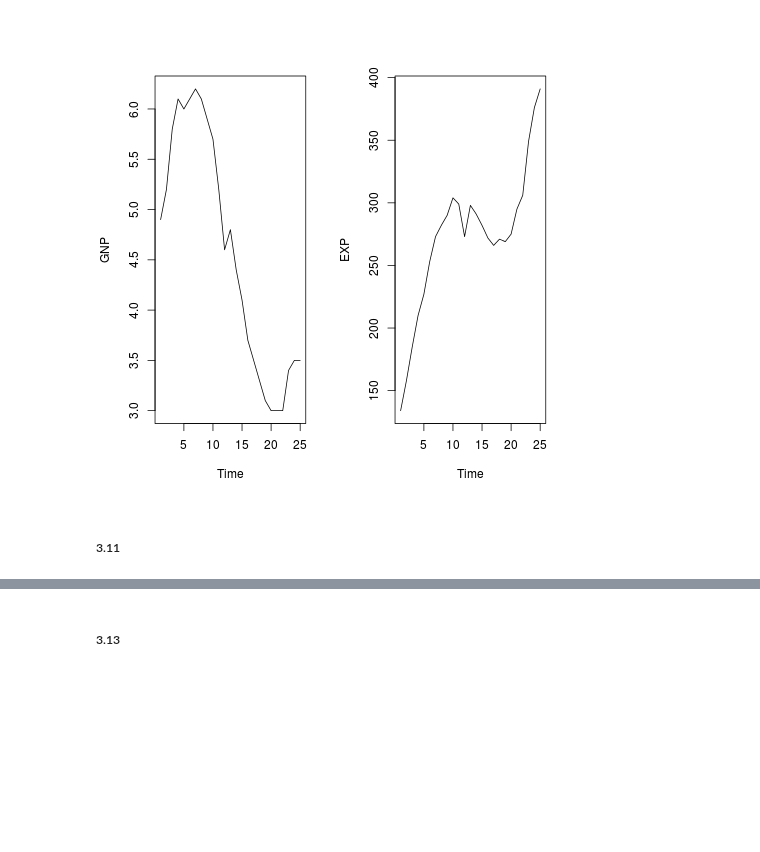
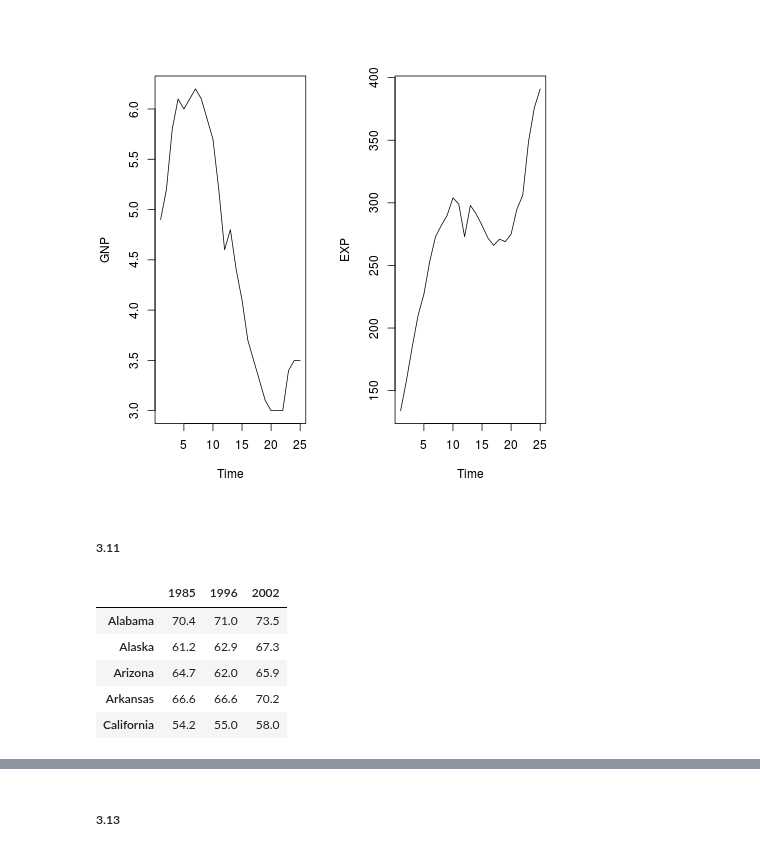
Before and after one commit to Chuphay/school, a Jupyter notebook: stat1/stat_2.ipynb, the cells around one changed output, grey strips where cells are left out. Drawn from its saved outputs; the diff is of its cells as text; code cells hidden in the pictures; blank space fills up the shorter version.

```diff
--- a/stat1/stat_2.ipynb
+++ b/stat1/stat_2.ipynb
@@ -119,3 +119,48 @@ plot.ts(defense['EXP'])
 [figure]
 # %% [markdown]
 ##### 3.11
+# %%
+s = """Alabama 70.4 71.0 73.5 Montana 66.5 68.6 69.3
+Alaska 61.2 62.9 67.3 Nebraska 68.5 66.8 68.4
+Arizona 64.7 62.0 65.9 Nevada 57.0 61.1 65.5
+Arkansas 66.6 66.6 70.2 NewHampshire 65.5 65.0 69.5
+California 54.2 55.0 58.0 NewJersey 62.3 64.6 67.2
+Colorado 63.6 64.5 69.1 NewMexico 68.2 67.1 70.3
+Connecticut 69.0 69.0 71.6 NewYork 50.3 52.7 55.0
+Delaware 70.3 71.5 75.6 NorthCarolina 68.0 70.4 70.0
+Dist.ofColumbia 37.4 40.4 44.1 NorthDakota 69.9 68.2 69.5
+Florida 67.2 67.1 68.7 Ohio 67.9 69.2 72.0
+Georgia 62.7 69.3 71.7 Oklahoma 70.5 68.4 69.4
+Hawaii 51.0 50.6 57.4 Oregon 61.5 63.1 66.2
+Idaho 71.0 71.4 73.0 Pennsylvania 71.6 71.7 74.0
+Illinois 60.6 68.2 70.2 RhodeIsland 61.4 56.6 59.6
+Indiana 67.6 74.2 75.0 SouthCarolina 72.0 72.9 77.3
+Iowa 69.9 72.8 73.9 SouthDakota 67.6 67.8 71.5
+Kansas 68.3 67.5 70.2 Tennessee 67.6 68.8 70.1
+Kentucky 68.5 73.2 73.5 Texas 60.5 61.8 63.8
+Louisiana 70.2 64.9 67.1 Utah 71.5 72.7 72.7
+Maine 73.7 76.5 73.9 Vermont 69.5 70.3 70.2
+Maryland 65.6 66.9 72.0 Virginia 68.5 68.5 74.3
+Massachusetts 60.5 61.7 62.7 Washington 66.8 63.1 67.0
+Michigan 70.7 73.3 76.0 WestVirginia 75.9 74.3 77.0
+Minnesota 70.0 75.4 77.3 Wisconsin 63.8 68.2 72.0
+Mississippi 69.6 73.0 74.8 Wyoming 73.2 68.0 72.8
+Missouri 69.2 70.2 74.6"""
+
+data = {}
+s = s.split()
+l =0
+for i, e in enumerate(s):
+    if e.isalpha():
+        data[e] = [s[i+1],s[i+2],s[i+3]]
+        l += 1
+
+housing = DataFrame(data, index = [1985,1996,2002]).T
+housing.head()
+# %% [output]
+|  | 1985 | 1996 | 2002 |
+| Alabama | 70.4 | 71.0 | 73.5 |
+| Alaska | 61.2 | 62.9 | 67.3 |
+| Arizona | 64.7 | 62.0 | 65.9 |
+| Arkansas | 66.6 | 66.6 | 70.2 |
+| California | 54.2 | 55.0 | 58.0 |
```
Also changed, not shown: parts of 8 cells of this notebook.
